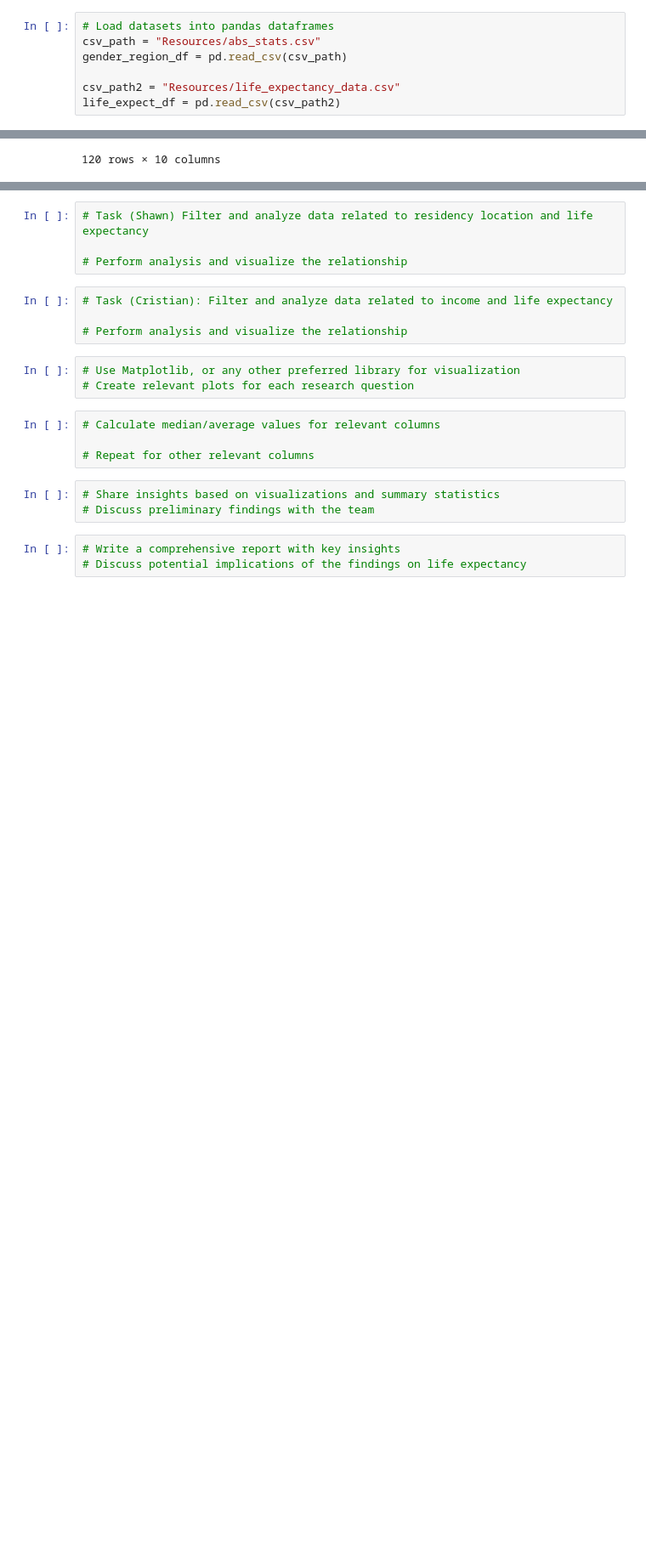
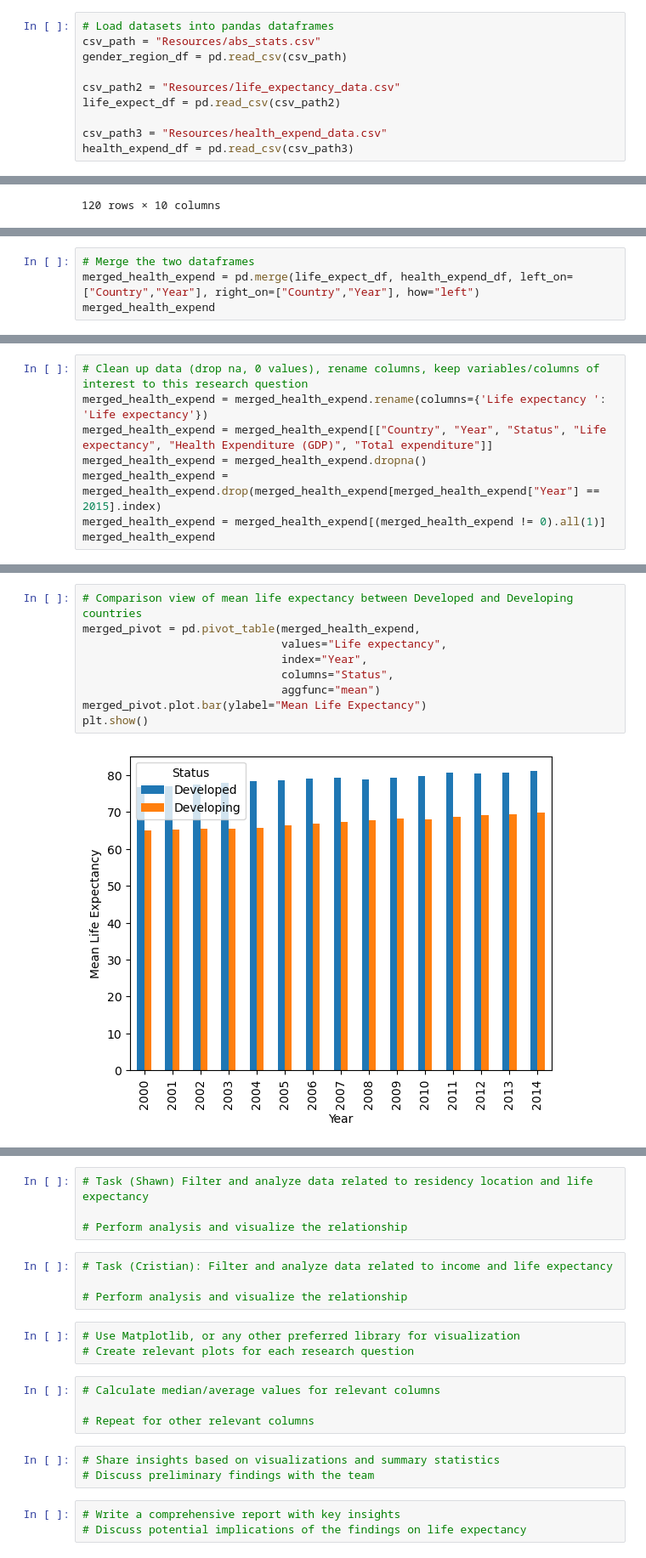
Before and after one commit to rachj14/project-one, a Jupyter notebook: life-expectancy.ipynb, the cells around one changed output, grey strips where cells are left out. Shown at 85% size. Drawn from its saved outputs; the diff is of its cells as text; blank space fills up the shorter version.

```diff
--- a/life-expectancy.ipynb
+++ b/life-expectancy.ipynb
@@ -15,3 +16,6 @@ gender_region_df = pd.read_csv(csv_path)
 
 csv_path2 = "Resources/life_expectancy_data.csv"
 life_expect_df = pd.read_csv(csv_path2)
+
+csv_path3 = "Resources/health_expend_data.csv"
+health_expend_df = pd.read_csv(csv_path3)
@@ -56,0 +43,4 @@ gender_region_df
+# %%
+# Merge the two dataframes
+merged_health_expend = pd.merge(life_expect_df, health_expend_df, left_on=["Country","Year"], right_on=["Country","Year"], how="left")
+merged_health_expend
@@ -56,0 +61,8 @@ gender_region_df
+# %%
+# Clean up data (drop na, 0 values), rename columns, keep variables/columns of interest to this research question
+merged_health_expend = merged_health_expend.rename(columns={'Life expectancy ': 'Life expectancy'})
+merged_health_expend = merged_health_expend[["Country", "Year", "Status", "Life expectancy", "Health Expenditure (GDP)", "Total expenditure"]]
+merged_health_expend = merged_health_expend.dropna()
+merged_health_expend = merged_health_expend.drop(merged_health_expend[merged_health_expend["Year"] == 2015].index)
+merged_health_expend = merged_health_expend[(merged_health_expend != 0).all(1)]
+merged_health_expend
@@ -56,0 +126,11 @@ gender_region_df
+# %%
+# Comparison view of mean life expectancy between Developed and Developing countries
+merged_pivot = pd.pivot_table(merged_health_expend,
+                              values="Life expectancy",
+                              index="Year",
+                              columns="Status",
+                              aggfunc="mean")
+merged_pivot.plot.bar(ylabel="Mean Life Expectancy")
+plt.show()
+# %% [output]
+[figure, added]
```
Also changed, not shown: parts of 15 cells of this notebook, 3 other files.
